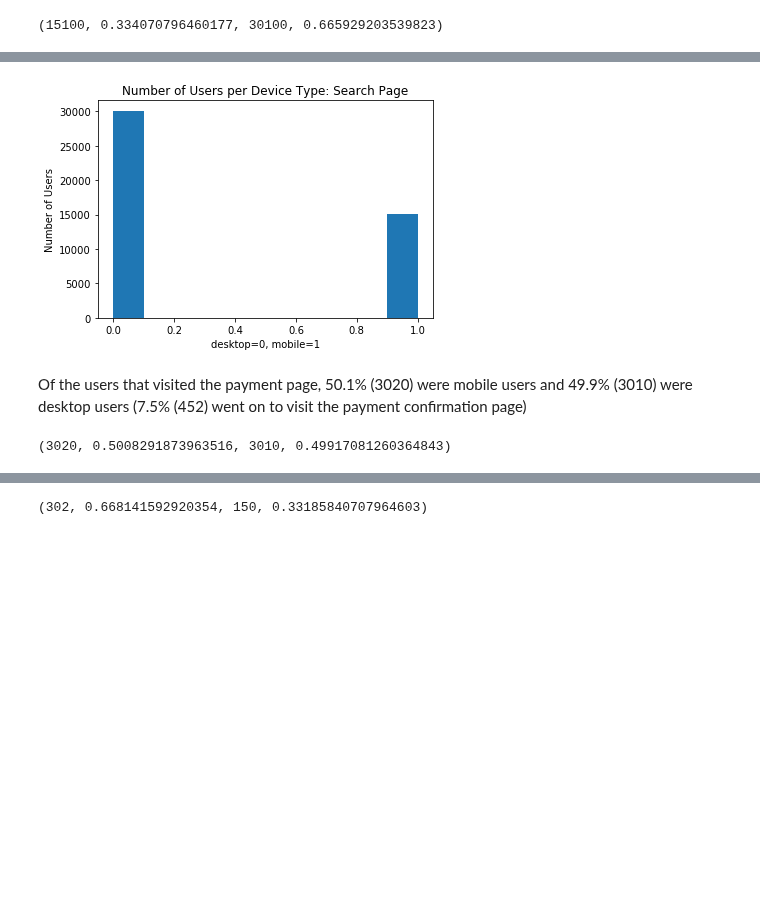
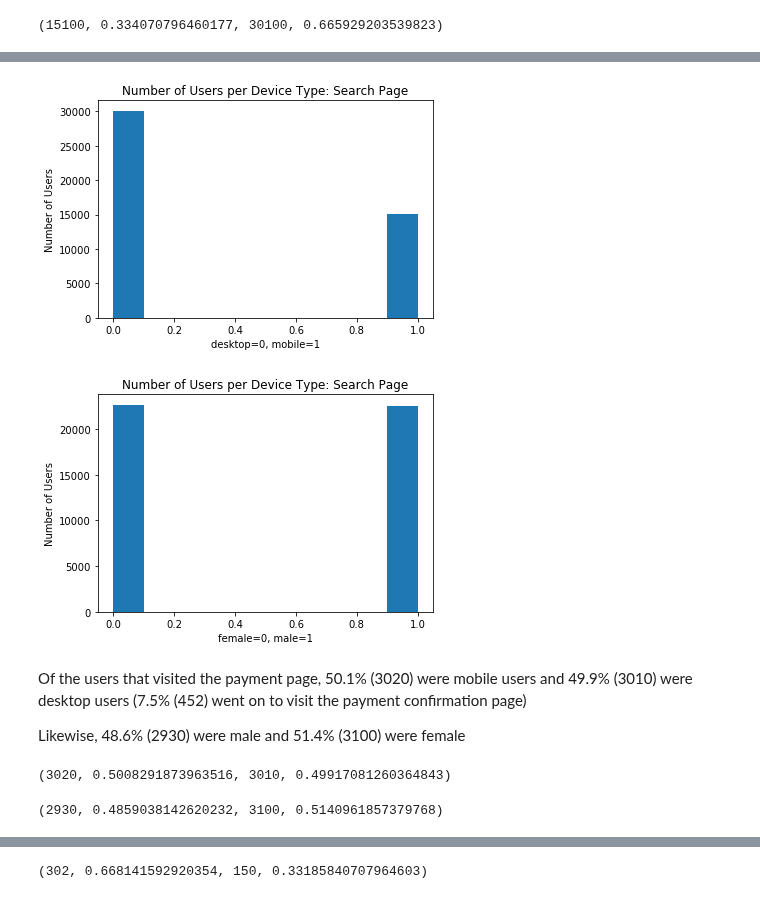
Before and after one commit to ernestpicato/take-home-practice, a Jupyter notebook: funnel-analysis/funnel-eda.ipynb, the cells around one changed output, grey strips where cells are left out. Saved outputs shown, nothing was run; the diff lists cells and outputs as text; code cells hidden in the pictures; blank space fills up the shorter version.

```diff
--- a/funnel-analysis/funnel-eda.ipynb
+++ b/funnel-analysis/funnel-eda.ipynb
@@ -138,15 +158,27 @@ sum(search_pg_all['mobile']==1), 1.0*sum(search_pg_all['mobile']==1)/len(search_
 # %%
-plt.hist(search_pg_all['mobile'])
+device_search = plt.hist(search_pg_all['mobile'])
 plt.xlabel('desktop=0, mobile=1')
 plt.ylabel('Number of Users')
 plt.title('Number of Users per Device Type: Search Page')
-plt.show()
+plt.show(device_search)
+sex_search = plt.hist(search_pg_all['male'])
+plt.xlabel('female=0, male=1')
+plt.ylabel('Number of Users')
+plt.title('Number of Users per Device Type: Search Page')
+plt.show(sex_search)
 # %% [output]
 [figure]
+[figure, added]
 # %% [markdown]
 Of the users that visited the payment page, 50.1% (3020) were mobile users and 49.9% (3010) were desktop users (7.5% (452) went on to visit the payment confirmation page)
+
+Likewise, 48.6% (2930) were male and 51.4% (3100) were female
 # %%
 sum(payment_pg_all['mobile']==1), 1.0*sum(payment_pg_all['mobile']==1)/len(payment_pg_all), sum(payment_pg_all['mobile']==0), 1.0*sum(payment_pg_all['mobile']==0)/len(payment_pg_all)
 # %% [output]
 (3020, 0.5008291873963516, 3010, 0.49917081260364843)
+# %%
+sum(payment_pg_all['male']==1), 1.0*sum(payment_pg_all['male']==1)/len(payment_pg_all), sum(payment_pg_all['male']==0), 1.0*sum(payment_pg_all['male']==0)/len(payment_pg_all)
+# %% [output]
+(2930, 0.4859038142620232, 3100, 0.5140961857379768)
 # %%
```
Also changed, not shown: parts of 17 cells of this notebook.
